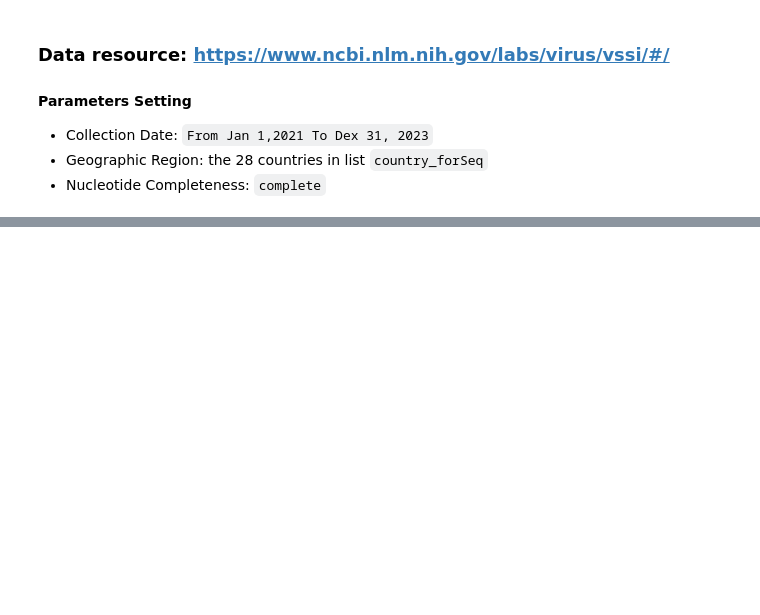
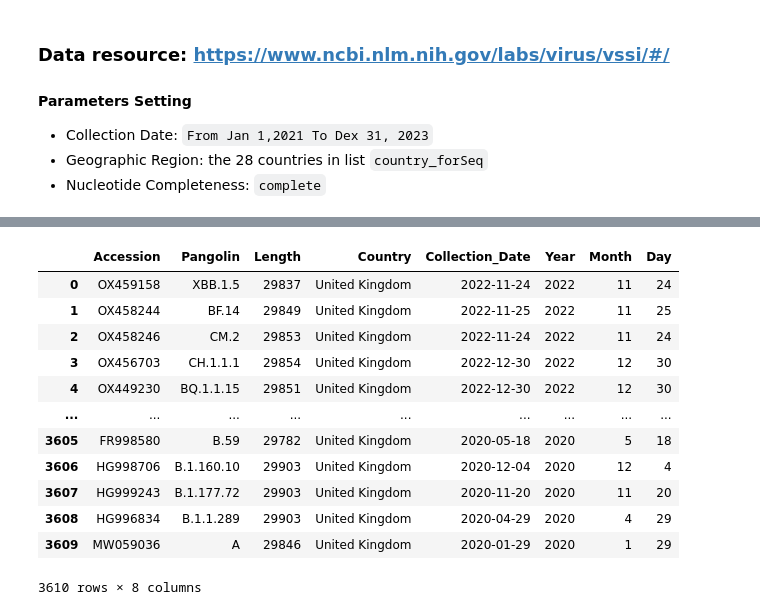
Before and after one commit to tahiri-lab/iPhyloGeo.js, a Jupyter notebook: Data_preprocessing/NCBIVirus.ipynb, the cells around one changed output, grey strips where cells are left out. Saved outputs shown, nothing was run; the diff lists cells and outputs as text; code cells hidden in the pictures; blank space fills up the shorter version.

```diff
--- a/Data_preprocessing/NCBIVirus.ipynb
+++ b/Data_preprocessing/NCBIVirus.ipynb
@@ -37,0 +98,18 @@ print(country_forSeq)
+# %%
+path = "../Data/NCBI_virus/nucleotide/3"
+df_nucleo3 = preprocessConcat(path)
+df_nucleo3
+# %% [output]
+|  | Accession | Pangolin | Length | Country | Collection_Date | Year | Month | Day |
+| 0 | OX459158 | XBB.1.5 | 29837 | United Kingdom | 2022-11-24 | 2022 | 11 | 24 |
+| 1 | OX458244 | BF.14 | 29849 | United Kingdom | 2022-11-25 | 2022 | 11 | 25 |
+| 2 | OX458246 | CM.2 | 29853 | United Kingdom | 2022-11-24 | 2022 | 11 | 24 |
+| 3 | OX456703 | CH.1.1.1 | 29854 | United Kingdom | 2022-12-30 | 2022 | 12 | 30 |
+| 4 | OX449230 | BQ.1.1.15 | 29851 | United Kingdom | 2022-12-30 | 2022 | 12 | 30 |
+| ... | ... | ... | ... | ... | ... | ... | ... | ... |
+| 3605 | FR998580 | B.59 | 29782 | United Kingdom | 2020-05-18 | 2020 | 5 | 18 |
+| 3606 | HG998706 | B.1.160.10 | 29903 | United Kingdom | 2020-12-04 | 2020 | 12 | 4 |
+| 3607 | HG999243 | B.1.177.72 | 29903 | United Kingdom | 2020-11-20 | 2020 | 11 | 20 |
+| 3608 | HG996834 | B.1.1.289 | 29903 | United Kingdom | 2020-04-29 | 2020 | 4 | 29 |
+| 3609 | MW059036 | A | 29846 | United Kingdom | 2020-01-29 | 2020 | 1 | 29 |
+3610 rows × 8 columns
```
Also changed, not shown: parts of 18 cells of this notebook, 9 other files.
